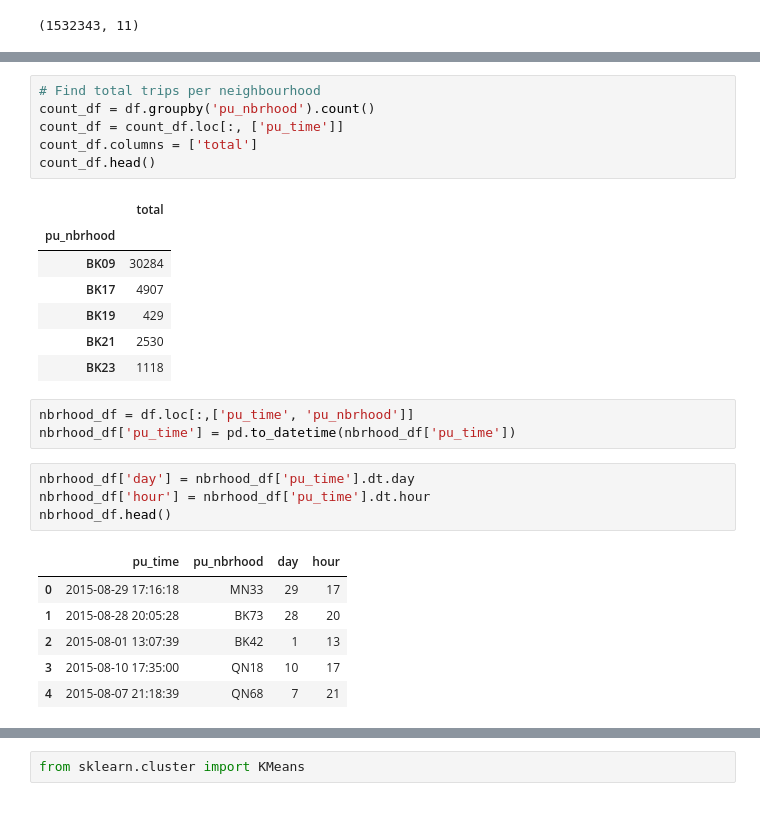
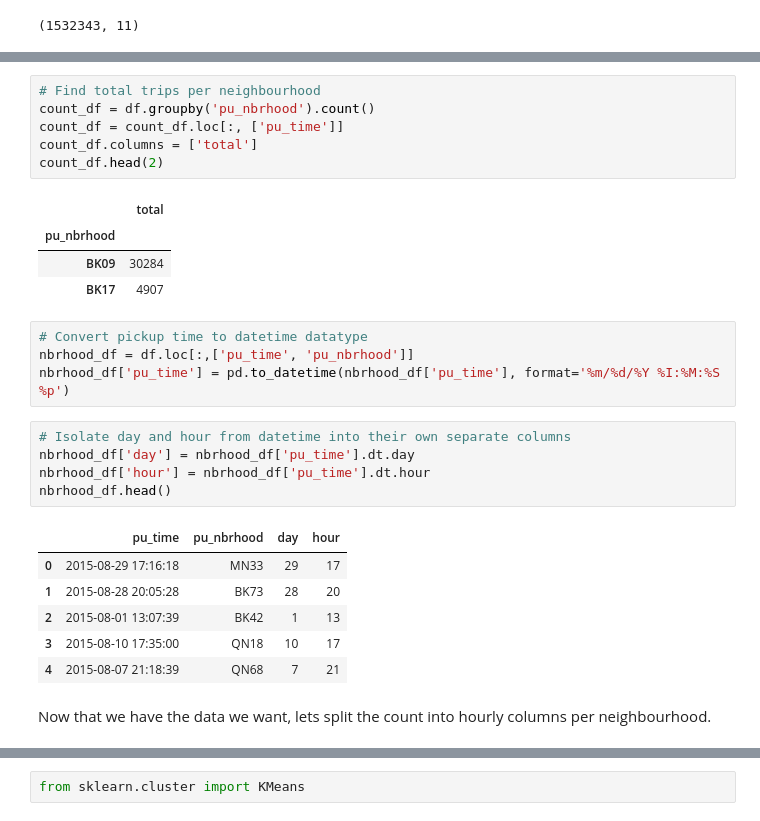
Before and after one commit to mcsweena/NYC_Green_Taxi_Analysis, a Jupyter notebook: notebooks/neighbourhood_similarity_clustering.ipynb, the cells around one changed output, grey strips where cells are left out. Saved outputs shown, nothing was run; the diff lists cells and outputs as text.

Commit message:
Completed neighbourhood similarity analysis

```diff
--- a/notebooks/neighbourhood_similarity_clustering.ipynb
+++ b/notebooks/neighbourhood_similarity_clustering.ipynb
@@ -76,21 +115,20 @@ array(['MN33', 'BK73', 'BK42', 'QN18', 'QN68', 'BK61', 'MN34', 'BK09',
 # %%
 # Find total trips per neighbourhood
 count_df = df.groupby('pu_nbrhood').count()
 count_df = count_df.loc[:, ['pu_time']]
 count_df.columns = ['total']
-count_df.head()
+count_df.head(2)
 # %% [output]
 |  | total |
 | pu_nbrhood |  |
 | BK09 | 30284 |
 | BK17 | 4907 |
-| BK19 | 429 |
-| BK21 | 2530 |
-| BK23 | 1118 |
 # %%
+# Convert pickup time to datetime datatype
 nbrhood_df = df.loc[:,['pu_time', 'pu_nbrhood']]
-nbrhood_df['pu_time'] = pd.to_datetime(nbrhood_df['pu_time'])
+nbrhood_df['pu_time'] = pd.to_datetime(nbrhood_df['pu_time'], format='%m/%d/%Y %I:%M:%S %p')
 # %%
+# Isolate day and hour from datetime into their own separate columns
 nbrhood_df['day'] = nbrhood_df['pu_time'].dt.day
 nbrhood_df['hour'] = nbrhood_df['pu_time'].dt.hour
 nbrhood_df.head()
@@ -101,4 +139,6 @@ nbrhood_df.head()
 | 2 | 2015-08-01 13:07:39 | BK42 | 1 | 13 |
 | 3 | 2015-08-10 17:35:00 | QN18 | 10 | 17 |
 | 4 | 2015-08-07 21:18:39 | QN68 | 7 | 21 |
+# %% [markdown]
+Now that we have the data we want, lets split the count into hourly columns per neighbourhood.
 # %%
```
Also changed, not shown: parts of 61 cells of this notebook, 3 other files.
